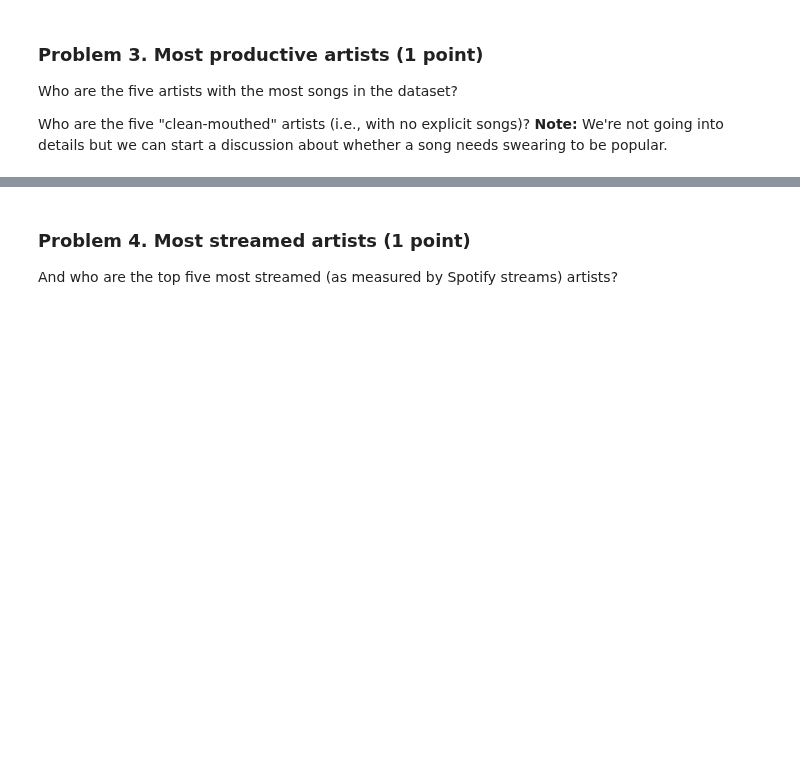
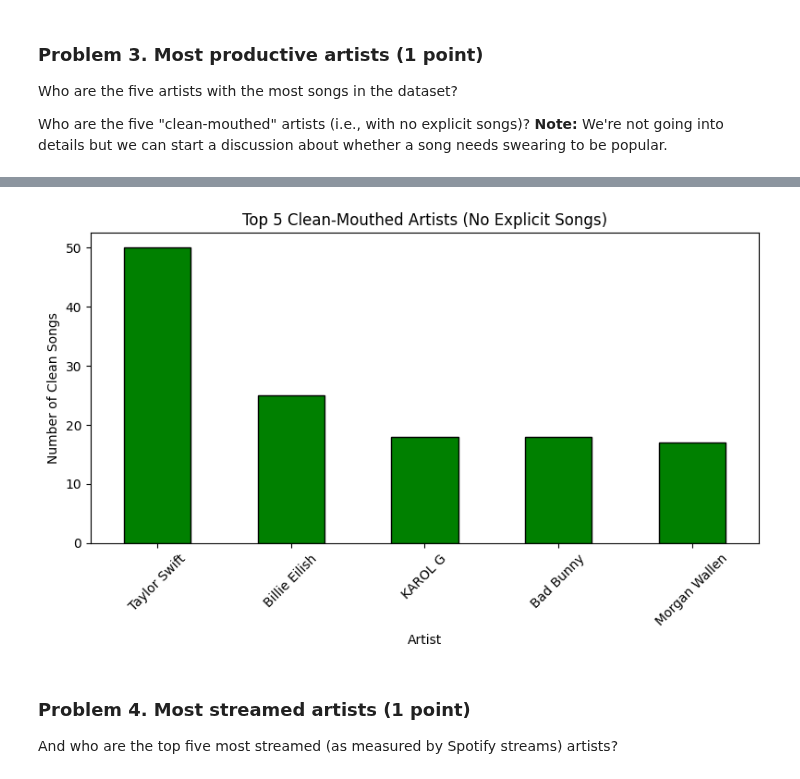
Before and after one commit to stilyan122/AI-and-Machine-Learning, a Jupyter notebook: Data Science/Data Visualization. Exploratory Data Analysis/Data Visualization and EDA Lab.ipynb, the cells around one changed output, grey strips where cells are left out. Cells and saved outputs as stored; diff of their text form; code cells hidden in the pictures; blank space fills up the shorter version.

```diff
--- a/Data Science/Data Visualization. Exploratory Data Analysis/Data Visualization and EDA Lab.ipynb
+++ b/Data Science/Data Visualization. Exploratory Data Analysis/Data Visualization and EDA Lab.ipynb
@@ -20,0 +546,3 @@ Who are the five "clean-mouthed" artists (i.e., with no explicit songs)? **Note:
+# %%
+clean_mouthed_artists = spotify_data.artist[spotify_data.explicit_track == 0].value_counts().head(5)
+clean_mouthed_artists
@@ -21,3 +557,14 @@ Who are the five "clean-mouthed" artists (i.e., with no explicit songs)? **Note:
+# %%
+plt.figure(figsize=(8, 5))
+clean_mouthed_artists.plot(kind='bar', color='green', edgecolor='black')
+plt.title('Top 5 Clean-Mouthed Artists (No Explicit Songs)')
+plt.xlabel('Artist')
+plt.ylabel('Number of Clean Songs')
+plt.xticks(rotation=45)
+plt.tight_layout()
+plt.show()
+# %% [output]
+[figure, added]
 # %% [markdown]
 ### Problem 4. Most streamed artists (1 point)
 And who are the top five most streamed (as measured by Spotify streams) artists?
```
Also changed, not shown: parts of 51 cells of this notebook.
